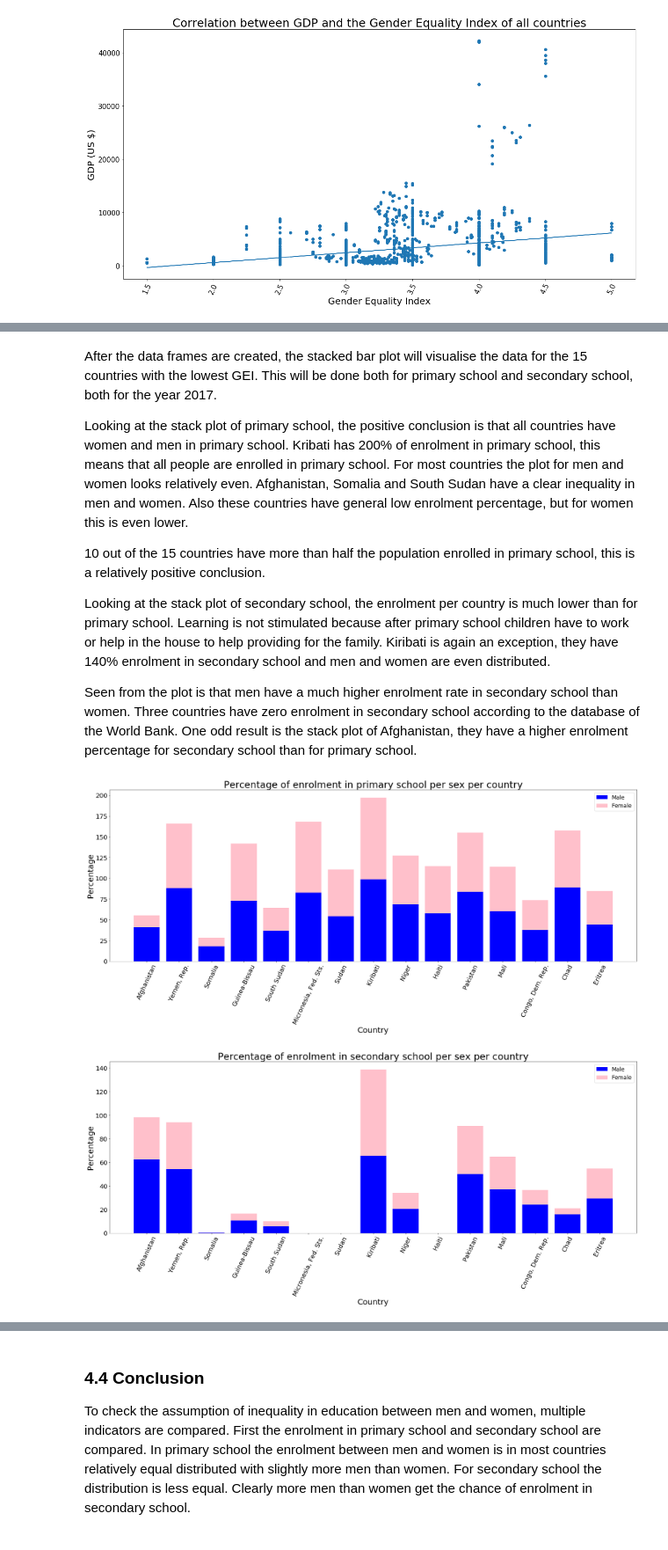
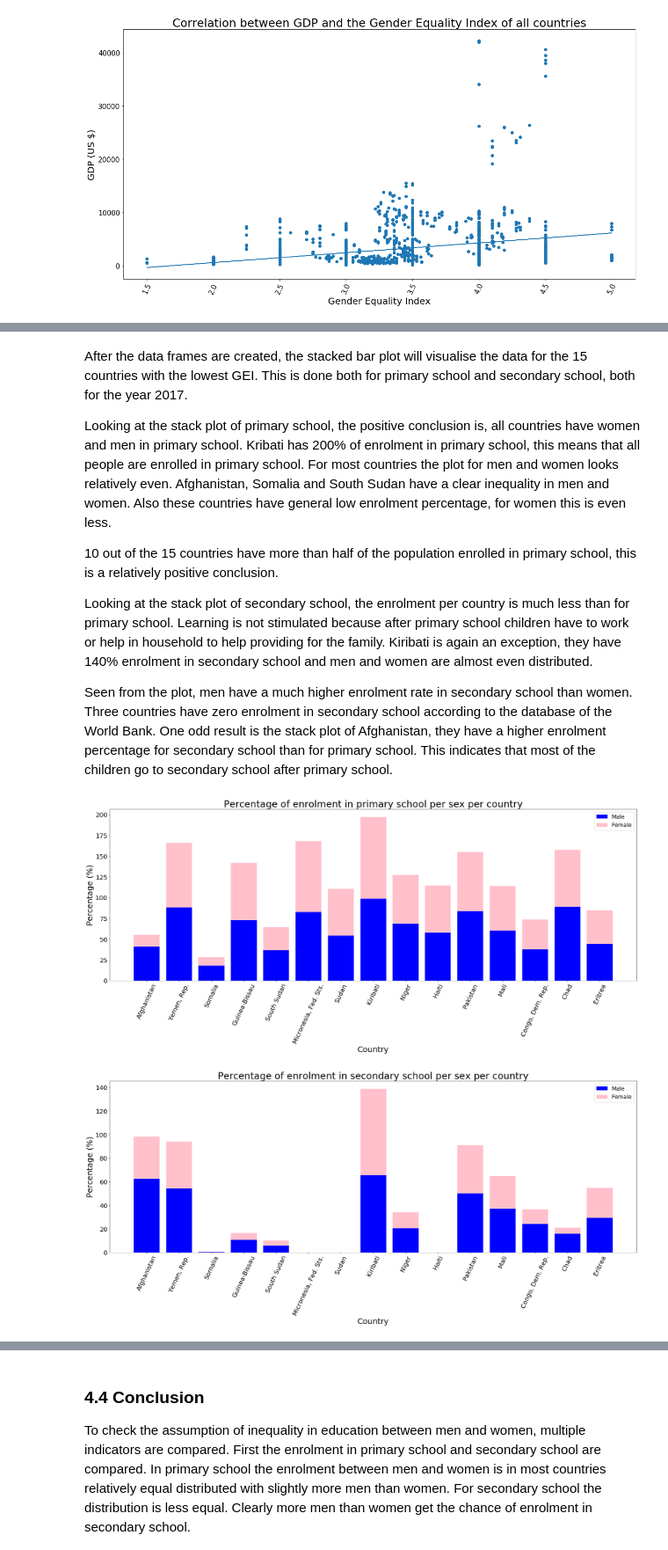
Before and after one commit to omar-d/EPA-WB-Equity, a Jupyter notebook: Final_Assignment(v0.99).ipynb, the cells around one changed output, grey strips where cells are left out. Shown at 88% size. Saved outputs shown, nothing was run; the diff lists cells and outputs as text; code cells hidden in the pictures.

```diff
--- a/Final_Assignment(v0.99).ipynb
+++ b/Final_Assignment(v0.99).ipynb
@@ -536,23 +500,23 @@ PSF15_worst15 = prepareStackPlot(Primary_School_Female)
 SSM15_worst15 = prepareStackPlot(Secondary_School_Male)
 SSF15_worst15 = prepareStackPlot(Secondary_School_Female)
 # %% [markdown]
-After the data frames are created, the stacked bar plot will visualise the data for the 15 countries with the lowest GEI. This will be done both for primary school and secondary school, both for the year 2017.
+After the data frames are created, the stacked bar plot will visualise the data for the 15 countries with the lowest GEI. This is done both for primary school and secondary school, both for the year 2017.
 
-Looking at the stack plot of primary school, the positive conclusion is that all countries have women and men in primary school. Kribati has 200% of enrolment in primary school, this means that all people are enrolled in primary school. For most countries the plot for men and women looks relatively even. Afghanistan, Somalia and South Sudan have a clear inequality in men and women. Also these countries have general low enrolment percentage, but for women this is even lower.
+Looking at the stack plot of primary school, the positive conclusion is, all countries have women and men in primary school. Kribati has 200% of enrolment in primary school, this means that all people are enrolled in primary school. For most countries the plot for men and women looks relatively even. Afghanistan, Somalia and South Sudan have a clear inequality in men and women. Also these countries have general low enrolment percentage, for women this is even less.
 
-10 out of the 15 countries have more than half the population enrolled in primary school, this is a relatively positive conclusion.
+10 out of the 15 countries have more than half of the population enrolled in primary school, this is a relatively positive conclusion.
 
-Looking at the stack plot of secondary school, the enrolment per country is much lower than for primary school. Learning is not stimulated because after primary school children have to work or help in the house to help providing for the family. Kiribati is again an exception, they have 140% enrolment in secondary school and men and women are even distributed.
+Looking at the stack plot of secondary school, the enrolment per country is much less than for primary school. Learning is not stimulated because after primary school children have to work or help in household to help providing for the family. Kiribati is again an exception, they have 140% enrolment in secondary school and men and women are almost even distributed.
 
-Seen from the plot is that men have a much higher enrolment rate in secondary school than women. Three countries have zero enrolment in secondary school according to the database of the World Bank. One odd result is the stack plot of Afghanistan, they have a higher enrolment percentage for secondary school than for primary school.
+Seen from the plot, men have a much higher enrolment rate in secondary school than women. Three countries have zero enrolment in secondary school according to the database of the World Bank. One odd result is the stack plot of Afghanistan, they have a higher enrolment percentage for secondary school than for primary school. This indicates that most of the children go to secondary school after primary school.
 # %%
 makeStackedBarPlot (PSM15_worst15, PSF15_worst15,"Percentage of enrolment in primary school per sex per country",
-                    'Country', 'Percentage')
+                    'Country', 'Percentage (%)')
 makeStackedBarPlot (SSM15_worst15, SSF15_worst15,"Percentage of enrolment in secondary school per sex per country",
-                    'Country', 'Percentage')
+                    'Country', 'Percentage (%)')
 # %% [output]
-[figure, old version]
+[figure, new version]
-[figure, old version]
+[figure, new version]
 # %% [markdown]
 ### 4.2 Difference in completion rate of primary school between men and women
 
```
Also changed, not shown: parts of 91 cells of this notebook.
